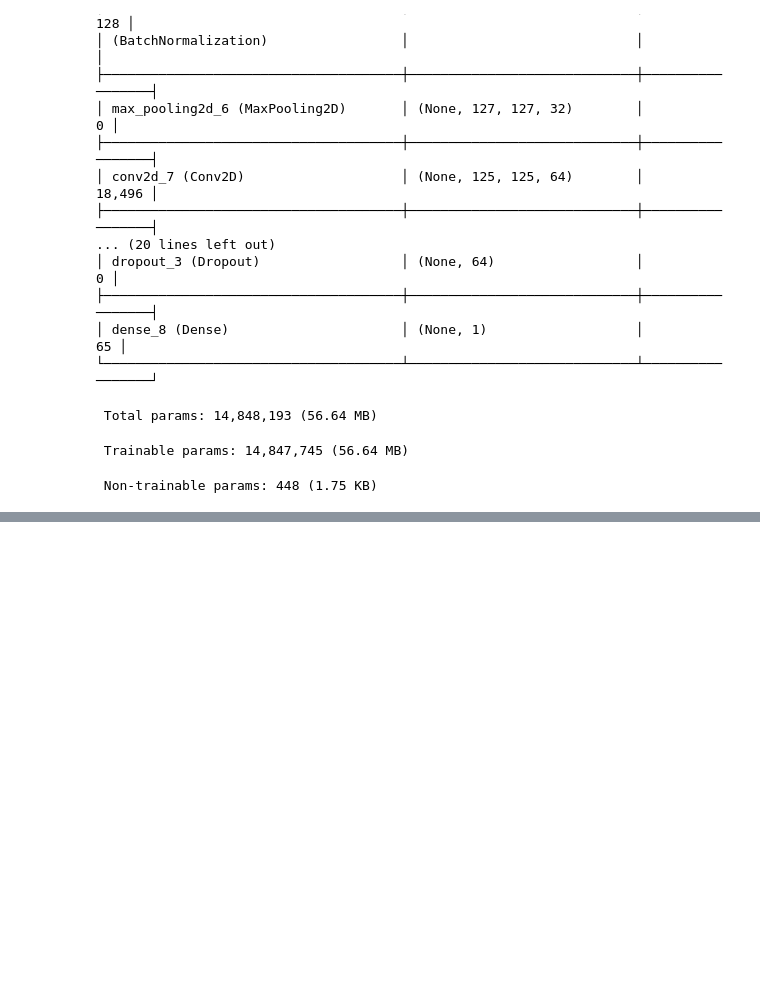
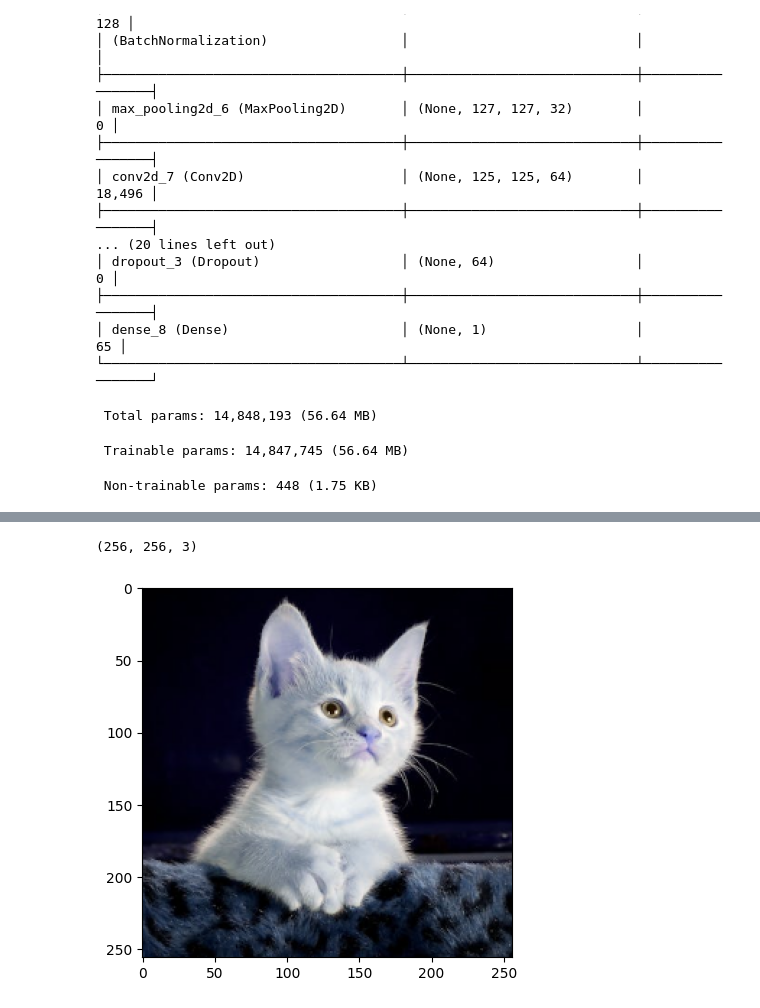
Before and after one commit to iamkanhaiyakumar/Detect-the-PPE-Kit-in-Automobile-Manufacturing-Project, a Jupyter notebook: TensorFlow_And_CV2_project.ipynb, the cells around one changed output, grey strips where cells are left out. Saved outputs shown, nothing was run; the diff lists cells and outputs as text; code cells hidden in the pictures; blank space fills up the shorter version.

```diff
--- a/TensorFlow_And_CV2_project.ipynb
+++ b/TensorFlow_And_CV2_project.ipynb
@@ -159,0 +199,6 @@ target_img=target_img/255
+# %%
+plt.imshow(test_img)
+test_img.shape
+# %% [output]
+(256, 256, 3)
+[figure, added]
```
Also changed, not shown: parts of 13 cells of this notebook.
